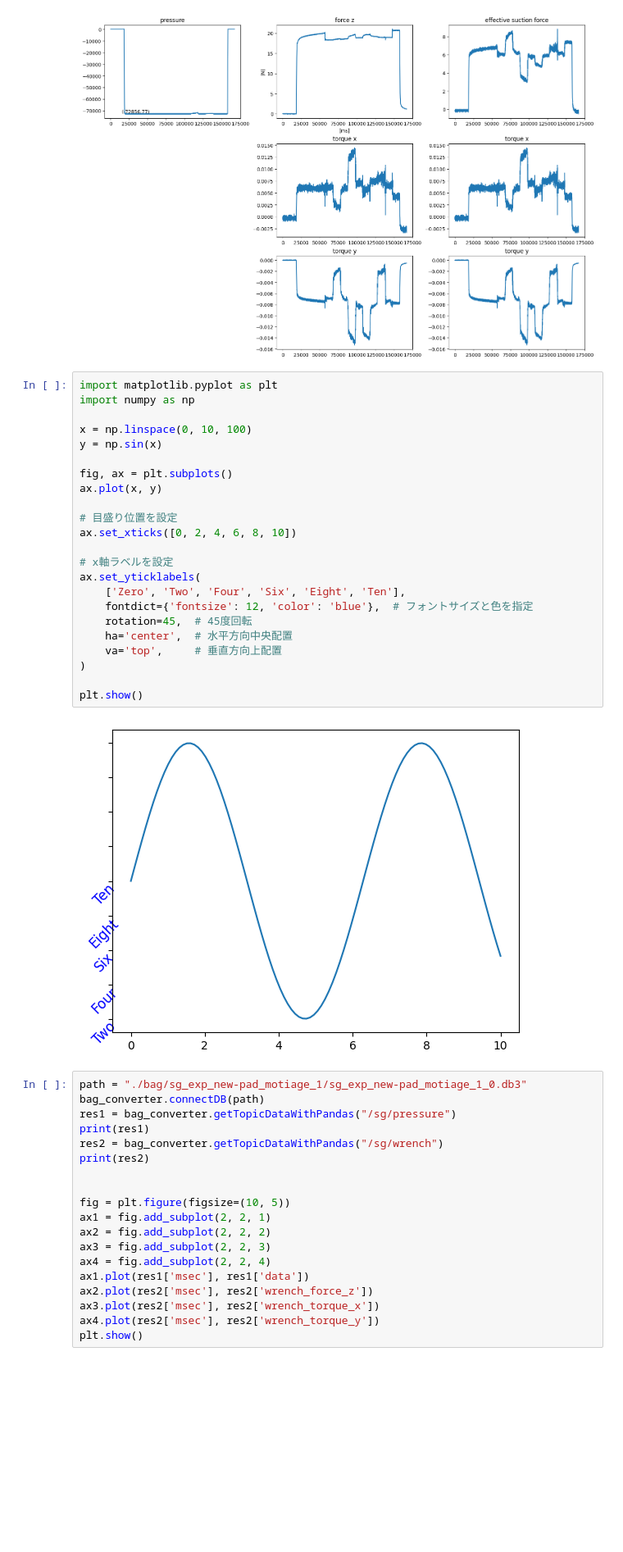
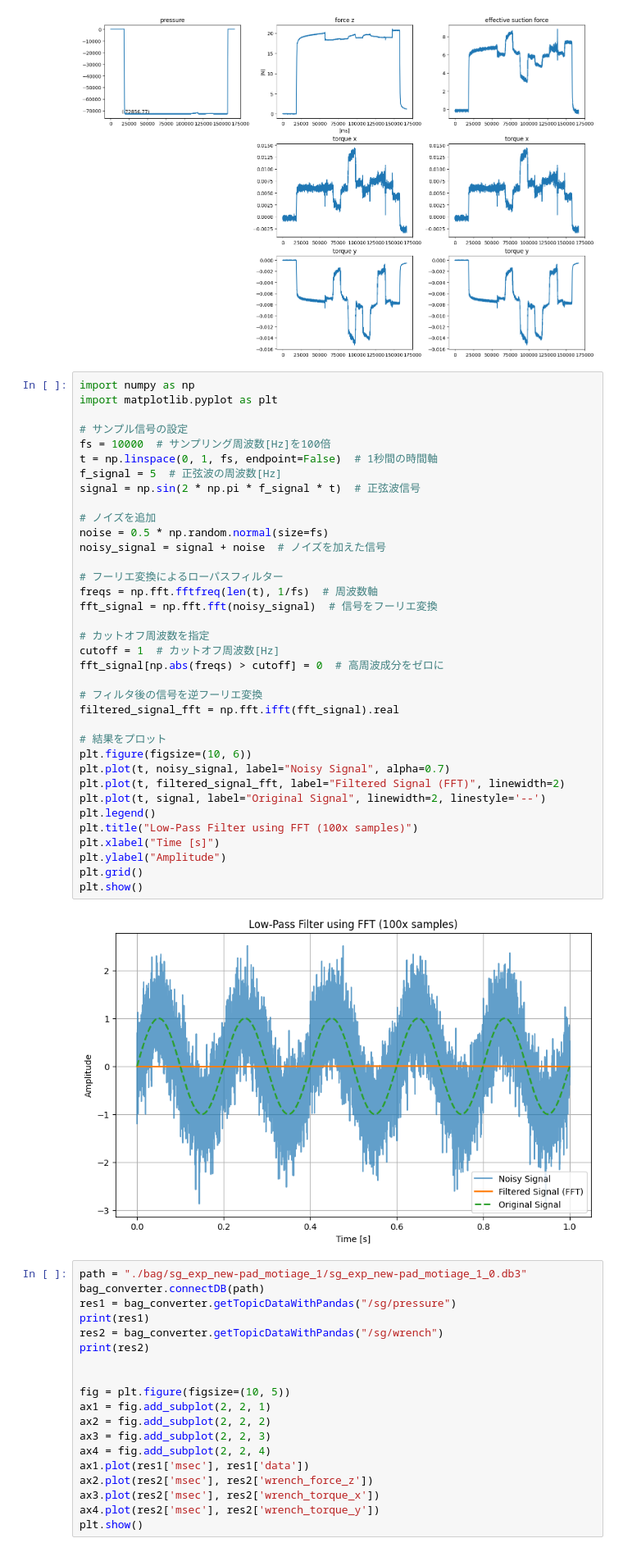
Before and after one commit to izumi0x01/ros2bagConverter, a Jupyter notebook: plot.ipynb, the cells around one changed output. Shown at 82% size. Drawn from its saved outputs; the diff is of its cells as text; blank space fills up the shorter version.

```diff
--- a/plot.ipynb
+++ b/plot.ipynb
@@ -166,31 +200,44 @@ plt.show()
 
 [3325 rows x 3 columns]
 [figure]
-# %%
-import matplotlib.pyplot as plt
-import numpy as np
-
-x = np.linspace(0, 10, 100)
-y = np.sin(x)
-
-fig, ax = plt.subplots()
-ax.plot(x, y)
-
-# 目盛り位置を設定
-ax.set_xticks([0, 2, 4, 6, 8, 10])
-
-# x軸ラベルを設定
-ax.set_yticklabels(
-    ['Zero', 'Two', 'Four', 'Six', 'Eight', 'Ten'],
-    fontdict={'fontsize': 12, 'color': 'blue'},  # フォントサイズと色を指定
-    rotation=45,  # 45度回転
-    ha='center',  # 水平方向中央配置
-    va='top',     # 垂直方向上配置
-)
-
-plt.show()
-# %% [output]
-[figure, removed]
+# %%
+import numpy as np
+import matplotlib.pyplot as plt
+
+# サンプル信号の設定
+fs = 10000  # サンプリング周波数[Hz]を100倍
+t = np.linspace(0, 1, fs, endpoint=False)  # 1秒間の時間軸
+f_signal = 5  # 正弦波の周波数[Hz]
+signal = np.sin(2 * np.pi * f_signal * t)  # 正弦波信号
+
+# ノイズを追加
+noise = 0.5 * np.random.normal(size=fs)
+noisy_signal = signal + noise  # ノイズを加えた信号
+
+# フーリエ変換によるローパスフィルター
+freqs = np.fft.fftfreq(len(t), 1/fs)  # 周波数軸
+fft_signal = np.fft.fft(noisy_signal)  # 信号をフーリエ変換
+
+# カットオフ周波数を指定
+cutoff = 1  # カットオフ周波数[Hz]
+fft_signal[np.abs(freqs) > cutoff] = 0  # 高周波成分をゼロに
+
+# フィルタ後の信号を逆フーリエ変換
+filtered_signal_fft = np.fft.ifft(fft_signal).real
+
+# 結果をプロット
+plt.figure(figsize=(10, 6))
+plt.plot(t, noisy_signal, label="Noisy Signal", alpha=0.7)
+plt.plot(t, filtered_signal_fft, label="Filtered Signal (FFT)", linewidth=2)
+plt.plot(t, signal, label="Original Signal", linewidth=2, linestyle='--')
+plt.legend()
+plt.title("Low-Pass Filter using FFT (100x samples)")
+plt.xlabel("Time [s]")
+plt.ylabel("Amplitude")
+plt.grid()
+plt.show()
+# %% [output]
+[figure, added]
 # %%
 path = "./bag/sg_exp_new-pad_motiage_1/sg_exp_new-pad_motiage_1_0.db3"
 bag_converter.connectDB(path)
```
Also changed, not shown: parts of 1 cell of this notebook.
